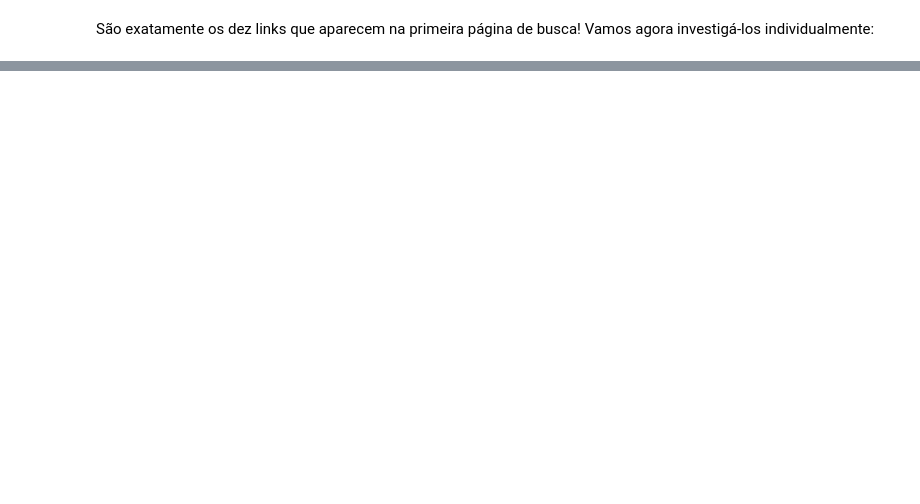
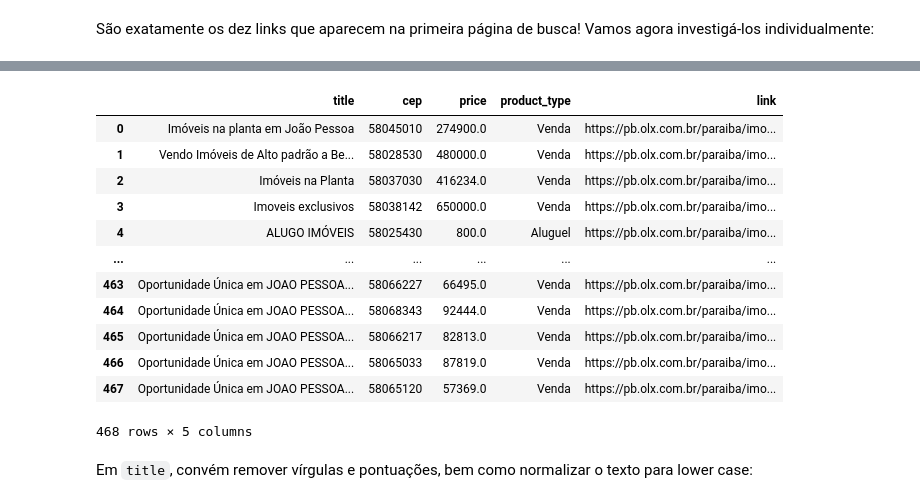
Before and after one commit to AlbertNewton254/imoveis-em-joao-pessoa-olx, a Jupyter notebook: imoveis_em_joao_pessoa_olx.ipynb, the cells around one changed output, grey strips where cells are left out. Cells and saved outputs as stored; diff of their text form; code cells hidden in the pictures; blank space fills up the shorter version.

Commit message:
fix: fix cep extraction

```diff
--- a/imoveis_em_joao_pessoa_olx.ipynb
+++ b/imoveis_em_joao_pessoa_olx.ipynb
@@ -52,7 +52,7 @@ consecutive_empty_pages = 0
 page = 0
 
 # Criando o tqdm apenas para mostrar o tempo estimado
-pbar = tqdm(total=100, desc="Processando", unit="página", bar_format='{desc}: {n_fmt}/{total_fmt} [Tempo restante: {remaining}]')
+pbar = tqdm(total=10, desc="Processando", unit="página", bar_format='{desc}: {n_fmt}/{total_fmt} [Tempo restante: {remaining}]')
 
 while True:
     page += 1
@@ -95,8 +95,8 @@ while True:
     except Exception as e:
         pbar.set_postfix_str(f"Erro: {e}")
 
-    if page >= 100:
-        pbar.set_postfix_str("Limite de 100 páginas atingido")
+    if page >= 10:
+        pbar.set_postfix_str("Limite de 10 páginas atingido")
         break
 
     # Atualizar o progresso para calcular o tempo restante
@@ -182,7 +182,7 @@ for i, link in enumerate(products_links, 1):
 
     # Atualizar o progresso
     pbar.update(1)
-    time.sleep(uniform(2, 4))
+    time.sleep(uniform(1, 3))
 
 pbar.close()
 print(f"Extração concluída! Total de produtos: {len(all_products)}")
@@ -290,0 +251,5 @@ df.to_csv('data.csv', sep = ',', escapechar = '\\')
+# %%
+# Filtrar para regex correto
+price_regex = r'R\$\s*\d{1,3}(?:\.\d{3})*(?:,\d{1,2})?|R\$\s*\d+(?:,\d{1,2})?'
+price_mask = df['price'].apply(lambda x: bool(re.search(price_regex, str(x))))
+df = df[price_mask]
@@ -290,0 +272,8 @@ df.to_csv('data.csv', sep = ',', escapechar = '\\')
+# %%
+df.loc[:, 'price'] = (
+    df['price']
+    .str.replace('R\$\s*', '', regex=True)
+    .str.replace('.', '', regex=False)
+    .str.replace(',', '.', regex=False)
+    .astype('float64')
+)
@@ -290,0 +316,22 @@ df.to_csv('data.csv', sep = ',', escapechar = '\\')
+# %%
+cep_regex = r'(58\d{6})'
+
+df.loc[:, 'cep'] = df['cep'].str.extract(cep_regex)
+df = df.dropna(subset=['cep']).copy()
+df.reset_index(drop = True)
+# %% [output]
+|  | title | cep | price | product_type | link |
+| 0 | Imóveis na planta em João Pessoa | 58045010 | 274900.0 | Venda | https://pb.olx.com.br/paraiba/imo... |
+| 1 | Vendo Imóveis de Alto padrão a Be... | 58028530 | 480000.0 | Venda | https://pb.olx.com.br/paraiba/imo... |
+| 2 | Imóveis na Planta | 58037030 | 416234.0 | Venda | https://pb.olx.com.br/paraiba/imo... |
+| 3 | Imoveis exclusivos | 58038142 | 650000.0 | Venda | https://pb.olx.com.br/paraiba/imo... |
+| 4 | ALUGO IMÓVEIS | 58025430 | 800.0 | Aluguel | https://pb.olx.com.br/paraiba/imo... |
+| ... | ... | ... | ... | ... | ... |
+| 463 | Oportunidade Única em JOAO PESSOA... | 58066227 | 66495.0 | Venda | https://pb.olx.com.br/paraiba/imo... |
+| 464 | Oportunidade Única em JOAO PESSOA... | 58068343 | 92444.0 | Venda | https://pb.olx.com.br/paraiba/imo... |
+| 465 | Oportunidade Única em JOAO PESSOA... | 58066217 | 82813.0 | Venda | https://pb.olx.com.br/paraiba/imo... |
+| 466 | Oportunidade Única em JOAO PESSOA... | 58065033 | 87819.0 | Venda | https://pb.olx.com.br/paraiba/imo... |
+| 467 | Oportunidade Única em JOAO PESSOA... | 58065120 | 57369.0 | Venda | https://pb.olx.com.br/paraiba/imo... |
+468 rows × 5 columns
+# %% [markdown]
+Em ``title``, convém remover vírgulas e pontuações, bem como normalizar o texto para lower case:
```
Also changed, not shown: parts of 34 cells of this notebook.
